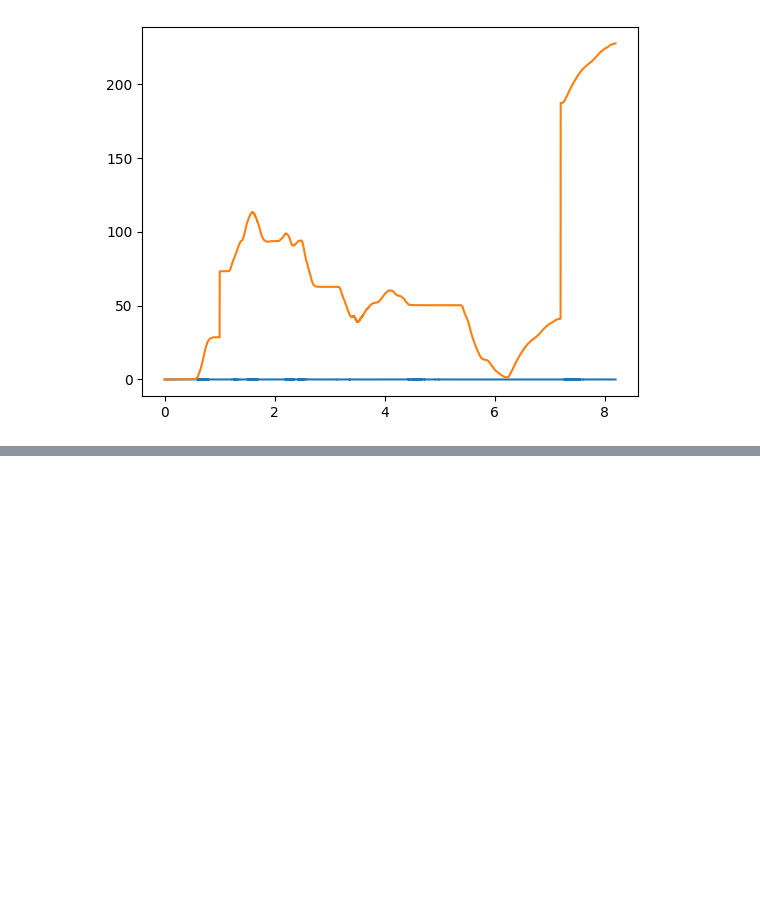
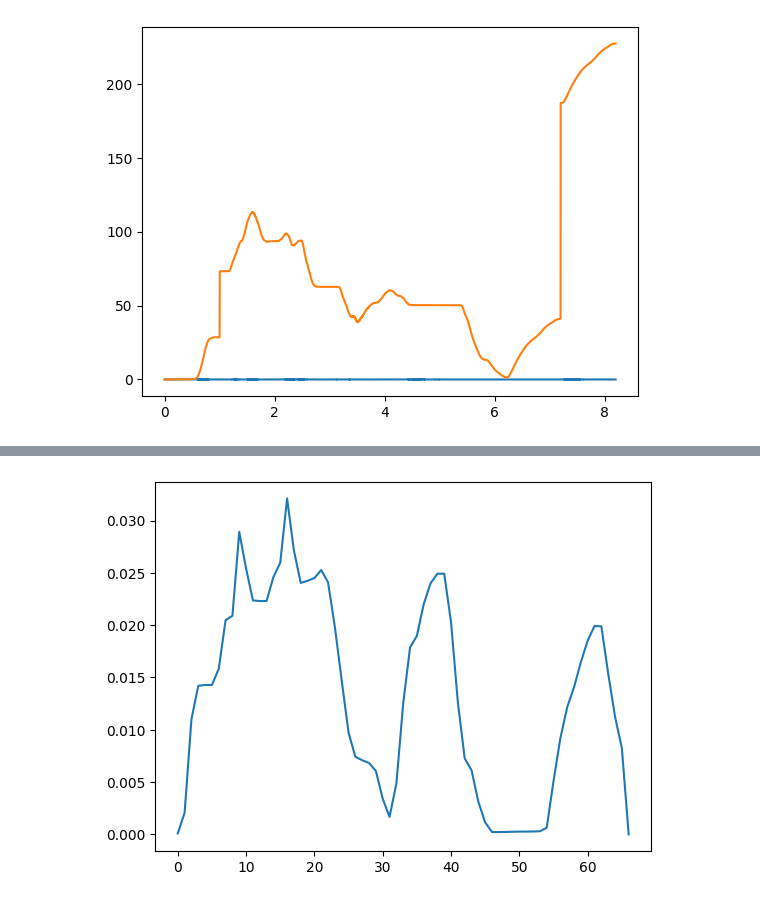
Before and after one commit to SAgiKPJH/SAGI_JJU-JJUCODE-, a Jupyter notebook: Project/01 영상편집 도우미 in python/VideoTest.ipynb, the cells around one changed output, grey strips where cells are left out. Cells and saved outputs as stored; diff of their text form; code cells hidden in the pictures; blank space fills up the shorter version.

```diff
--- a/Project/01 영상편집 도우미 in python/VideoTest.ipynb
+++ b/Project/01 영상편집 도우미 in python/VideoTest.ipynb
@@ -828,2 +915,8 @@ sig1.size
+# %%
+plt.plot(np.arange(0., sig1.size, 1), sig1/dd)
+
+plt.show()
+# %% [output]
+[figure, added]
 # %%
 import matplotlib.pyplot as plt
```
Also changed, not shown: parts of 19 cells of this notebook, 1 other file.
